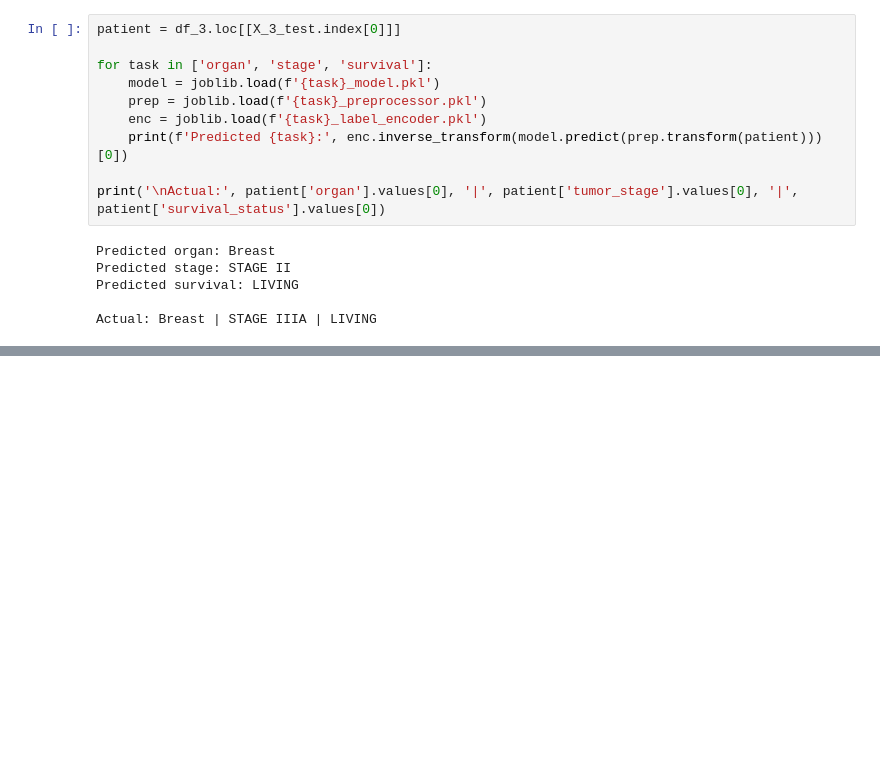
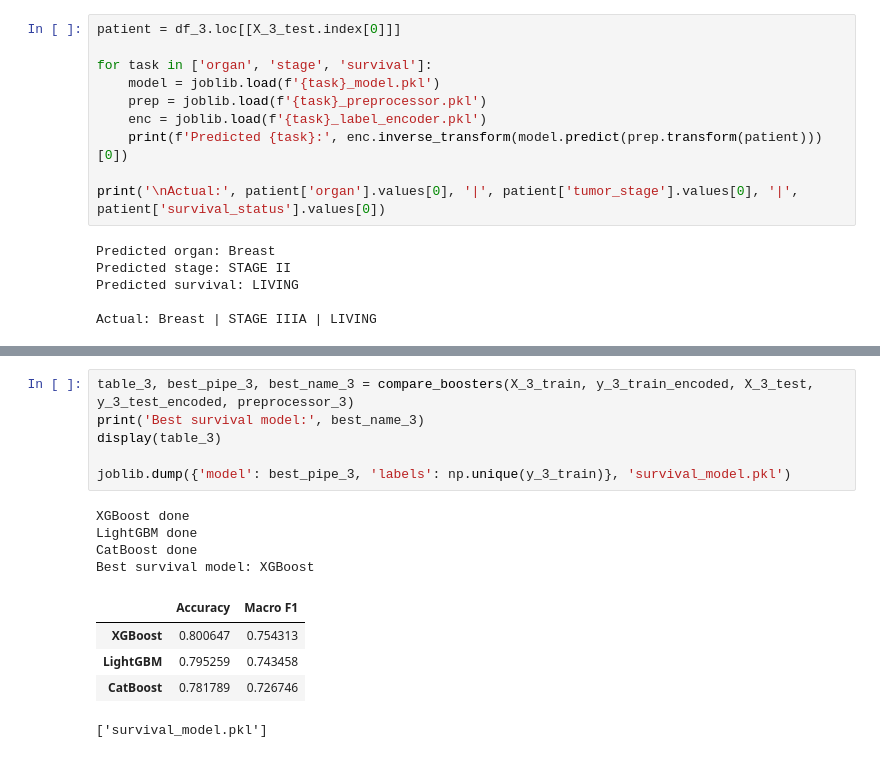
Before and after one commit to Pravesh-21/ML_Lab_Project, a Jupyter notebook: scripts/ML_project.ipynb, the cells around one changed output, grey strips where cells are left out. Cells and saved outputs as stored; diff of their text form; blank space fills up the shorter version.

```diff
--- a/scripts/ML_project.ipynb
+++ b/scripts/ML_project.ipynb
@@ -745,0 +829,16 @@ df['histology_code'].nunique()
+# %%
+table_3, best_pipe_3, best_name_3 = compare_boosters(X_3_train, y_3_train_encoded, X_3_test, y_3_test_encoded, preprocessor_3)
+print('Best survival model:', best_name_3)
+display(table_3)
+
+joblib.dump({'model': best_pipe_3, 'labels': np.unique(y_3_train)}, 'survival_model.pkl')
+# %% [output]
+XGBoost done
+LightGBM done
+CatBoost done
+Best survival model: XGBoost
+|  | Accuracy | Macro F1 |
+| XGBoost | 0.800647 | 0.754313 |
+| LightGBM | 0.795259 | 0.743458 |
+| CatBoost | 0.781789 | 0.726746 |
+['survival_model.pkl']
```
Also changed, not shown: parts of 14 cells of this notebook, 18 other files.
